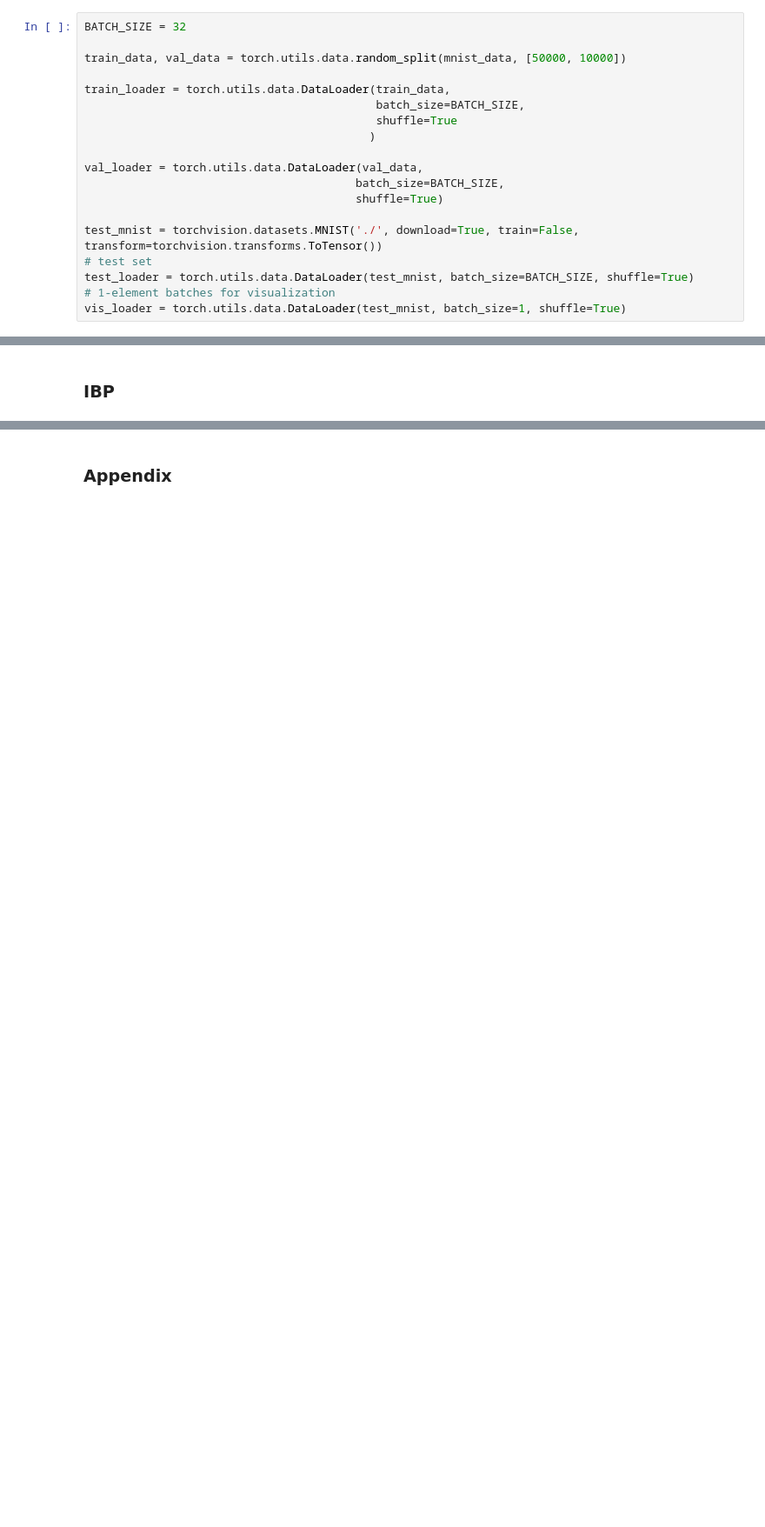
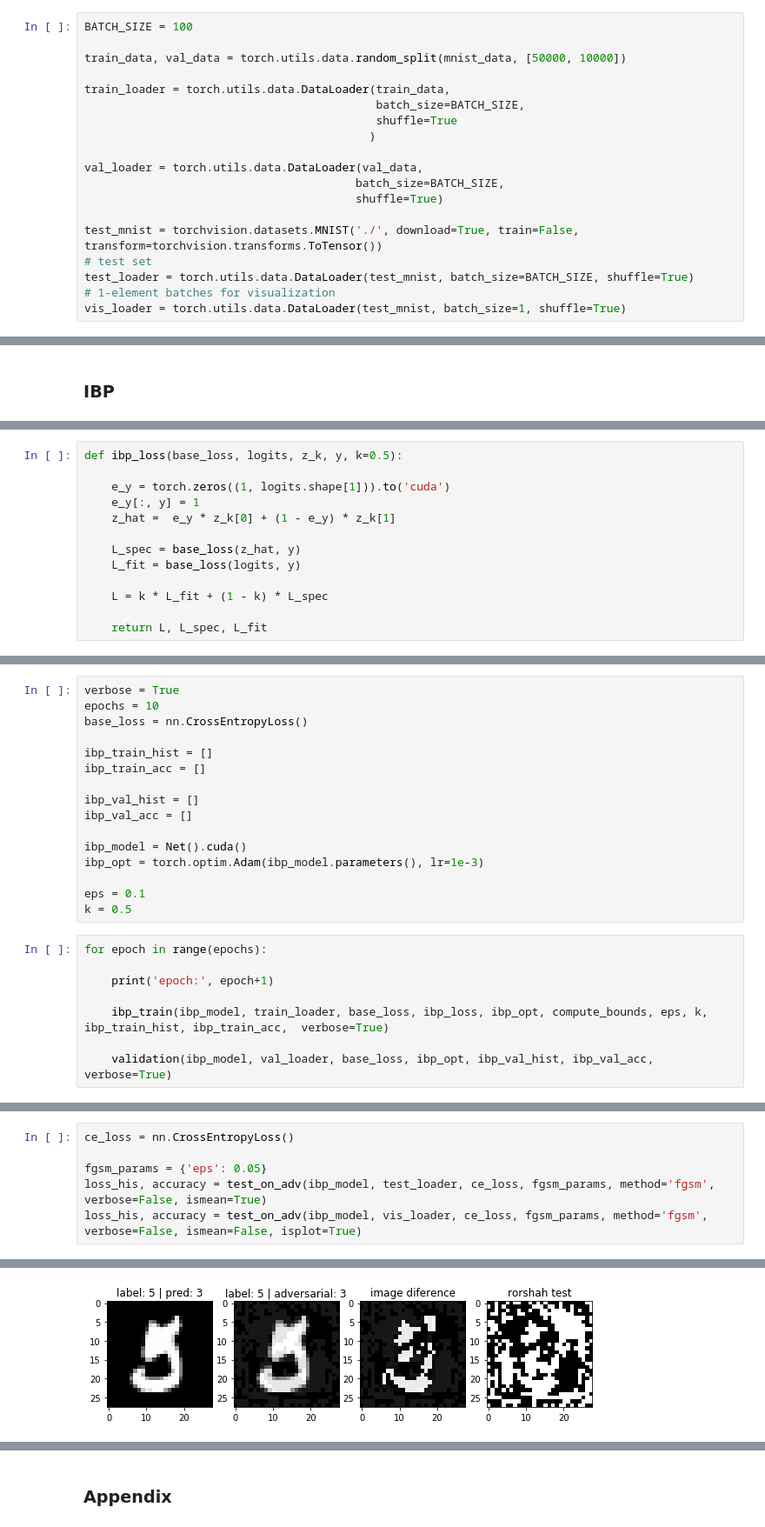
Before and after one commit to ne3x7/attacks, a Jupyter notebook: project.ipynb, the cells around one changed output, grey strips where cells are left out. Shown at 87% size. Drawn from its saved outputs; the diff is of its cells as text; blank space fills up the shorter version.

```diff
--- a/project.ipynb
+++ b/project.ipynb
@@ -30,5 +31,5 @@ plt.show()
 # %%
-BATCH_SIZE = 32
+BATCH_SIZE = 100
 
 train_data, val_data = torch.utils.data.random_split(mnist_data, [50000, 10000])
 
@@ -596,0 +403,13 @@ True
+# %%
+def ibp_loss(base_loss, logits, z_k, y, k=0.5):
+
+    e_y = torch.zeros((1, logits.shape[1])).to('cuda')
+    e_y[:, y] = 1
+    z_hat =  e_y * z_k[0] + (1 - e_y) * z_k[1]
+
+    L_spec = base_loss(z_hat, y)
+    L_fit = base_loss(logits, y)
+
+    L = k * L_fit + (1 - k) * L_spec
+
+    return L, L_spec, L_fit
@@ -596,0 +451,24 @@ True
+# %%
+verbose = True
+epochs = 10
+base_loss = nn.CrossEntropyLoss()
+
+ibp_train_hist = []
+ibp_train_acc = []
+
+ibp_val_hist = []
+ibp_val_acc = []
+
+ibp_model = Net().cuda()
+ibp_opt = torch.optim.Adam(ibp_model.parameters(), lr=1e-3)
+
+eps = 0.1
+k = 0.5
+# %%
+for epoch in range(epochs):
+
+    print('epoch:', epoch+1)
+
+    ibp_train(ibp_model, train_loader, base_loss, ibp_loss, ibp_opt, compute_bounds, eps, k, ibp_train_hist, ibp_train_acc,  verbose=True)
+
+    validation(ibp_model, val_loader, base_loss, ibp_opt, ibp_val_hist, ibp_val_acc, verbose=True)
@@ -596,0 +493,7 @@ True
+# %%
+ce_loss = nn.CrossEntropyLoss()
+
+fgsm_params = {'eps': 0.05}
+loss_his, accuracy = test_on_adv(ibp_model, test_loader, ce_loss, fgsm_params, method='fgsm', verbose=False, ismean=True)
+loss_his, accuracy = test_on_adv(ibp_model, vis_loader, ce_loss, fgsm_params, method='fgsm', verbose=False, ismean=False, isplot=True)
+# %% [output]
@@ -596,0 +502 @@ True
+[figure, added]
```
Also changed, not shown: parts of 25 cells of this notebook.
